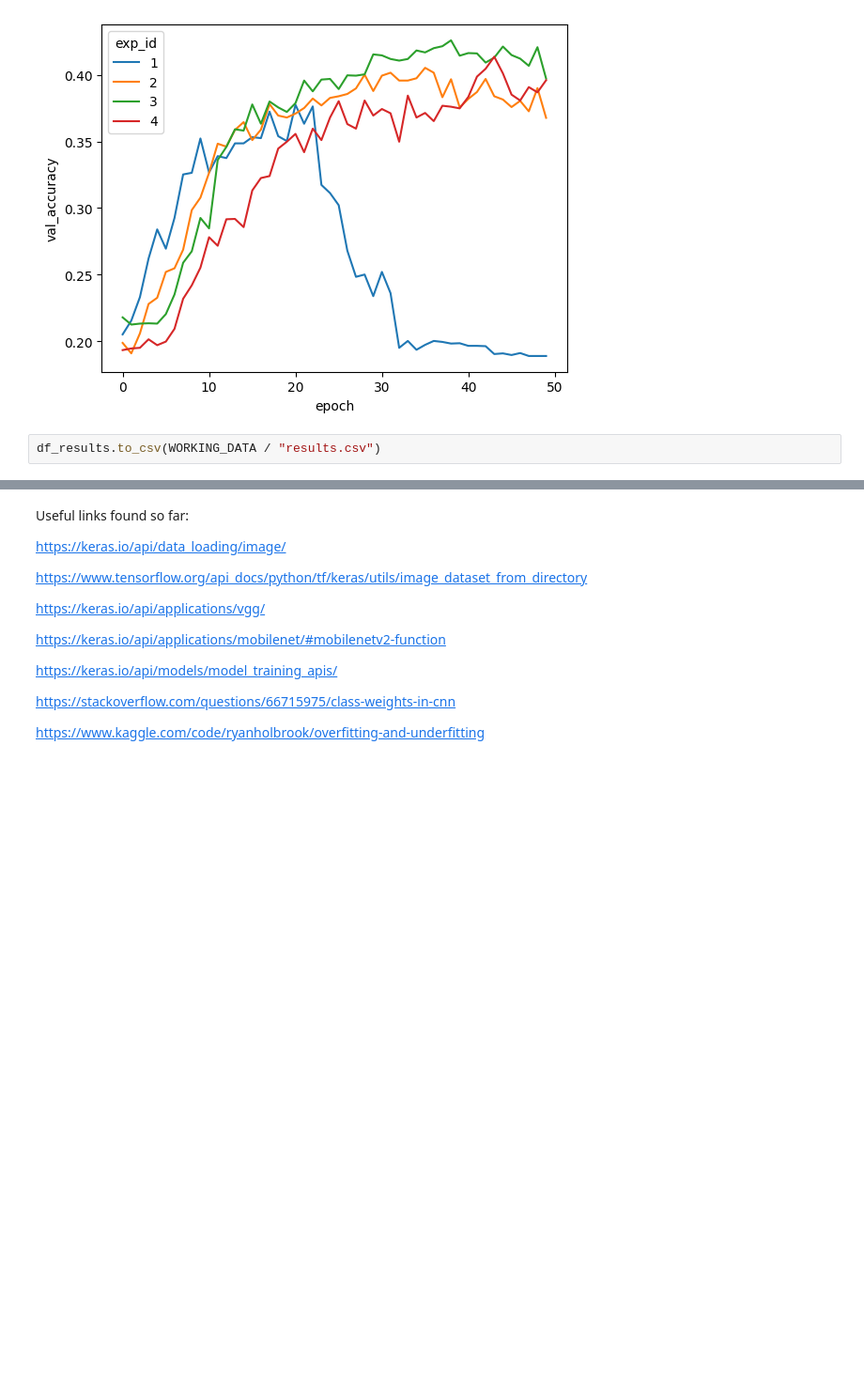
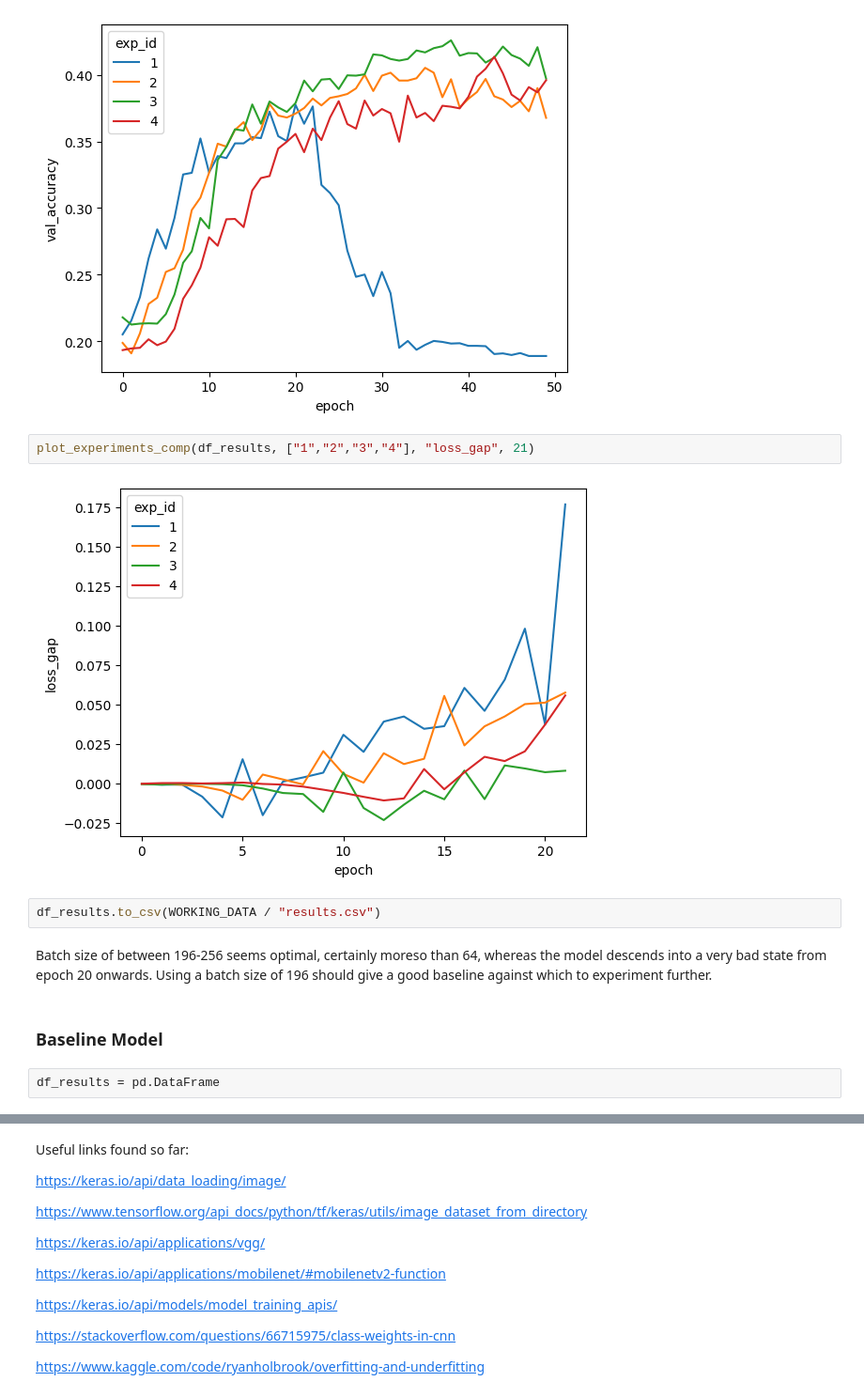
Before and after one commit to btsmith29/AMLS_II_assignment23_24, a Jupyter notebook: elec0135-assignment-cld.ipynb, the cells around one changed output, grey strips where cells are left out. Shown at 94% size. Saved outputs shown, nothing was run; the diff lists cells and outputs as text; blank space fills up the shorter version.

```diff
--- a/elec0135-assignment-cld.ipynb
+++ b/elec0135-assignment-cld.ipynb
@@ -485,5 +440,15 @@ plot_experiments_comp(df_results, ["1","2","3","4"], "val_loss", 21)
 plot_experiments_comp(df_results, ["1","2","3","4"], "val_accuracy")
 # %% [output]
 [figure]
+# %%
+plot_experiments_comp(df_results, ["1","2","3","4"], "loss_gap", 21)
+# %% [output]
+[figure, added]
 # %%
 df_results.to_csv(WORKING_DATA / "results.csv")
+# %% [markdown]
+Batch size of between 196-256 seems optimal, certainly moreso than 64, whereas the model descends into a very bad state from epoch 20 onwards.  Using a batch size of 196 should give a good baseline against which to experiment further.
+# %% [markdown]
+### Baseline Model
+# %%
+df_results = pd.DataFrame
```
Also changed, not shown: parts of 16 cells of this notebook.
